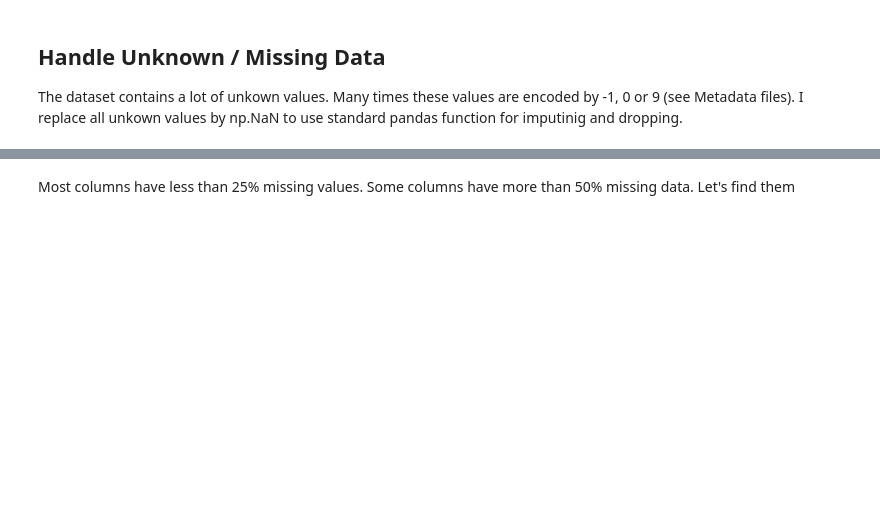
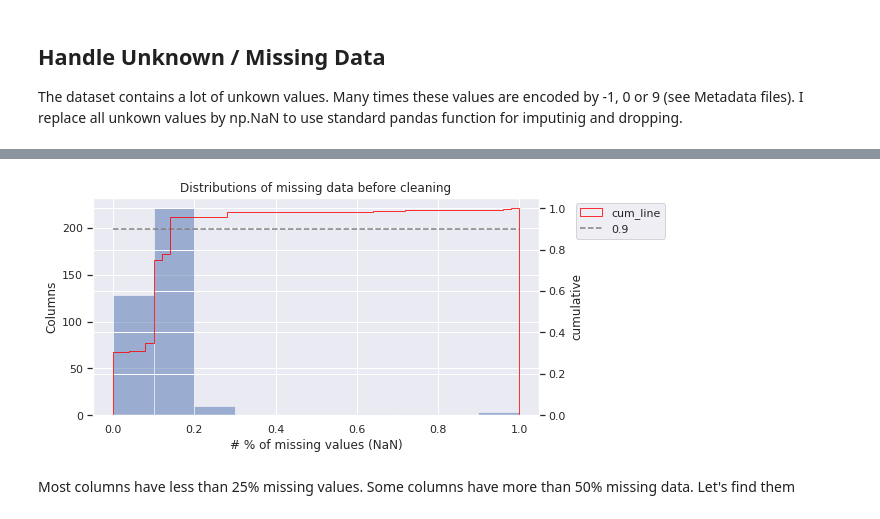
Before and after one commit to step-bauer/dsnd_capstone_arvato, a Jupyter notebook: Arvato Project Workbook.ipynb, the cells around one changed output, grey strips where cells are left out. Cells and saved outputs as stored; diff of their text form; code cells hidden in the pictures; blank space fills up the shorter version.

```diff
--- a/Arvato Project Workbook.ipynb
+++ b/Arvato Project Workbook.ipynb
@@ -254,6 +509,23 @@ The value *"no transaction(s) known"* will be treated as if the customer has don
 The code for the ETL Pipeline is outsourced to python module ==> see python module etl.processor
 # %%
 import python.etl.processor as etlp
+# %%
+def print_null_dist (df, filename=None):
+    fig, ax = plt.subplots(figsize=(8, 4))
+    df_nulls = df.isnull().sum(axis=0) / df.shape[0]
+    ax.hist(df_nulls, bins =10, alpha=0.5)
+    ax_bis = ax.twinx()
+    ax_bis.hist(df_nulls, bins =50, cumulative=True, density=True, histtype='step', color='red', alpha=0.8, label='cum_line')
+    #ax_bis.hist(df_azdias_cleaned.isnull().sum(axis=0), bins =50, cumulative=-1, density=True, histtype='step', color='red', alpha=0.95)
+    plt.title('Distributions of missing data before cleaning')
+    ax.set_xlabel('# % of missing values (NaN)')
+    ax.set_ylabel('Columns');
+    ax_bis.set_ylabel('cumulative');
+    ax_bis.hlines(xmin=0, xmax=df_nulls.max(), y=0.9, linestyles='dashed', color='grey', label='0.9')
+    ax_bis.legend(bbox_to_anchor=(1.07, 1.0), loc='upper left');
+
+    if filename:
+        plt.savefig(filename)
 # %% [markdown]
 # Data Cleaning
 ---
@@ -299,3 +563,7 @@ plt.savefig('dist_of_missingdata_before_transformation.jpg')
+# %%
+print_null_dist(df_azdias)
+# %% [output]
+[figure, added]
 # %% [markdown]
 Most columns have less than 25% missing values. Some columns have more than 50% missing data. Let's find them
 # %%
```
Also changed, not shown: parts of 88 cells of this notebook.
